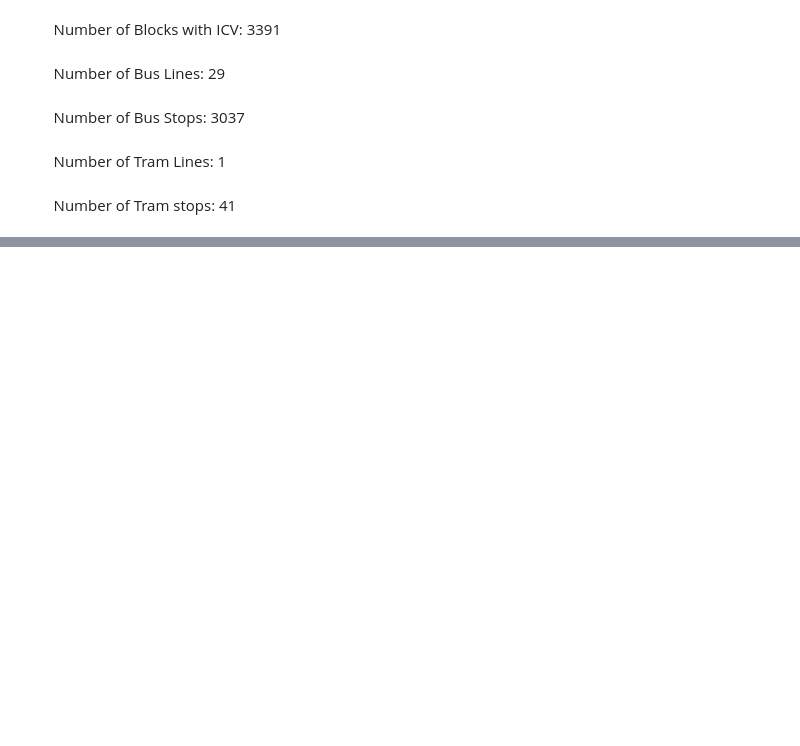
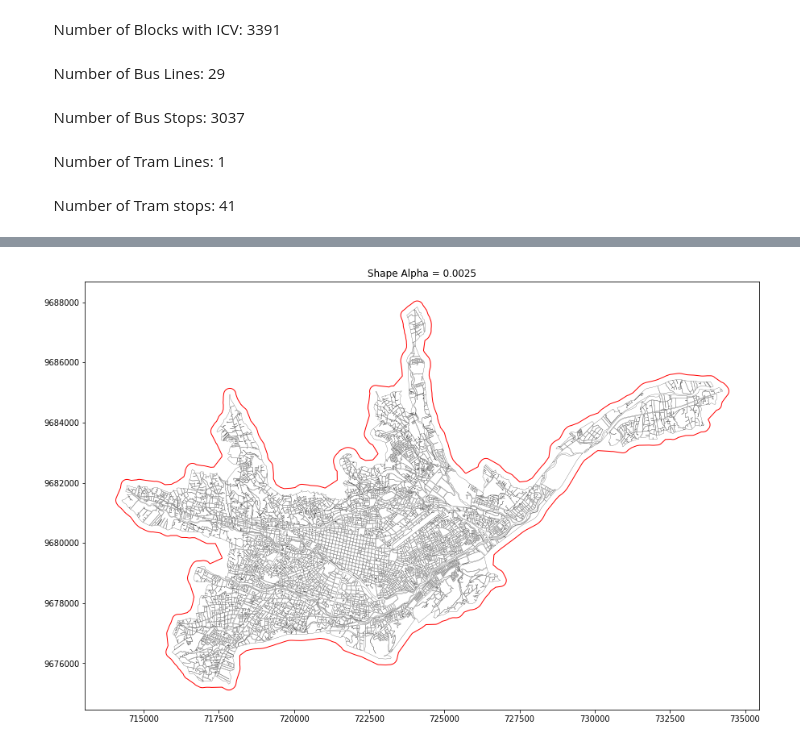
Before and after one commit to mateoneira/MultiplexSegregation, a Jupyter notebook: Multiplex_Segregation.ipynb, the cells around one changed output, grey strips where cells are left out. Drawn from its saved outputs; the diff is of its cells as text; code cells hidden in the pictures; blank space fills up the shorter version.

```diff
--- a/Multiplex_Segregation.ipynb
+++ b/Multiplex_Segregation.ipynb
@@ -258,0 +93,9 @@ geopandas.geoseries.GeoSeries
+# %%
+alpha = 0.0025
+boundary = ms.boundary_from_areas(blocksGPD, alpha = alpha, buffer_dist=200)
+base = blocksGPD.plot(color = 'white',edgecolor='black',linewidth=0.2,  figsize = (15,10))
+base.set_title("Shape Alpha = {}".format(alpha))
+boundary.plot(color = "None", edgecolor='red',linewidth=1, ax = base)
+plt.show()
+# %% [output]
+[figure, added]
```
Also changed, not shown: parts of 41 cells of this notebook, 2 other files.
